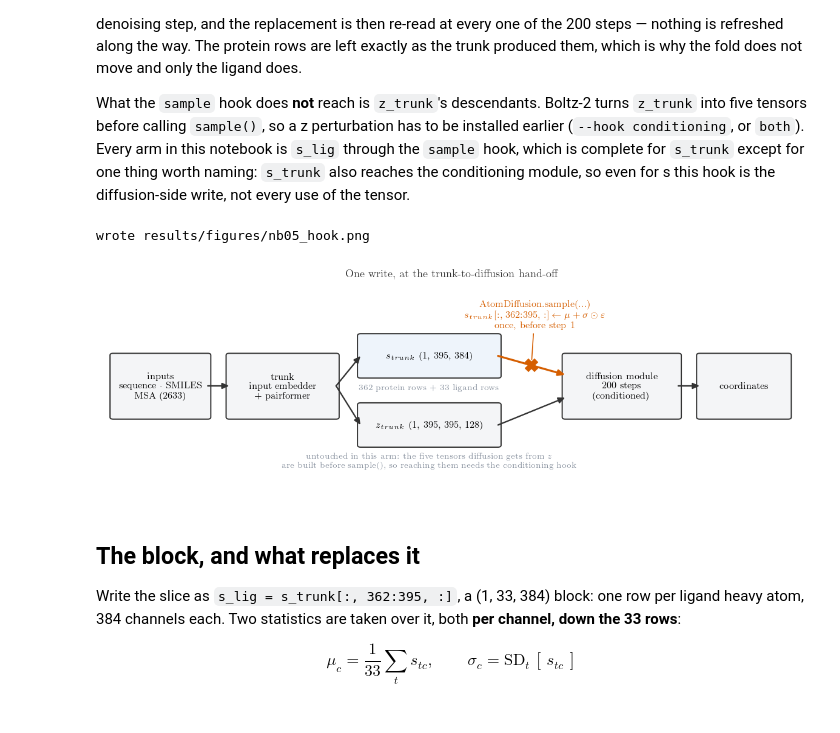
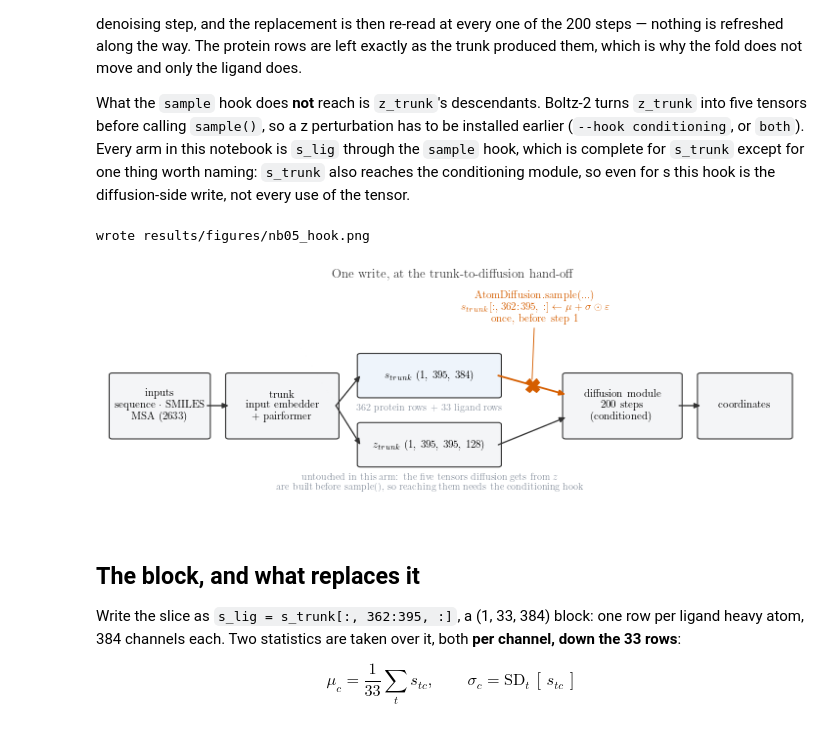
Before and after one commit to Yusheng-cai/Cofolding_TestTimeScaling, a Jupyter notebook: notebooks/05_slig_gauss.ipynb, the cells around one changed output. Saved outputs shown, nothing was run; the diff lists cells and outputs as text; code cells hidden in the pictures.

```diff
--- a/notebooks/05_slig_gauss.ipynb
+++ b/notebooks/05_slig_gauss.ipynb
@@ -29,9 +29,10 @@ from matplotlib.patches import FancyBboxPatch, Rectangle
 
 from cofolding_tts import basin
 
-plt.rcParams.update({'font.family': 'DejaVu Sans', 'font.size': 9,
-                     'axes.labelsize': 9, 'axes.titlesize': 9.5,
-                     'xtick.labelsize': 8, 'ytick.labelsize': 8.5})
+plt.rcParams.update({'font.family': 'DejaVu Sans', 'font.size': 11.5,
+                     'axes.labelsize': 11.5, 'axes.titlesize': 12.5,
+                     'xtick.labelsize': 10.5, 'ytick.labelsize': 11,
+                     'figure.dpi': 160, 'savefig.dpi': 160})
 GREEN, ORANGE, GREY, BLUE, INK = '#009e73', '#d55e00', '#8a93a0', '#0072b2', '#333333'
 
 # The shape of the thing we write to, taken from the committed inputs rather than
@@ -72,11 +73,11 @@ notebook is `s_lig` through the `sample` hook, which is complete for `s_trunk`
 except for one thing worth naming: `s_trunk` also reaches the conditioning module,
 so even for s this hook is the diffusion-side write, not every use of the tensor.
 # %%
-fig, ax = plt.subplots(figsize=(11.4, 3.5), dpi=130)
-ax.set_xlim(0, 11.4); ax.set_ylim(0, 3.2); ax.axis('off')
+fig, ax = plt.subplots(figsize=(12.8, 4.3))
+ax.set_xlim(0, 11.4); ax.set_ylim(0, 3.5); ax.axis('off')
 
 
-def box(x, y, w, h, text, fc='#f4f5f7', ec=INK, fs=8.5, **kw):
+def box(x, y, w, h, text, fc='#f4f5f7', ec=INK, fs=11, **kw):
     ax.add_patch(FancyBboxPatch((x, y), w, h, boxstyle='round,pad=0.05',
                                 fc=fc, ec=ec, lw=1.1, mutation_aspect=0.6))
     ax.text(x + w / 2, y + h / 2, text, ha='center', va='center', fontsize=fs, **kw)
@@ -88,40 +89,40 @@ def arrow(x0, y0, x1, y1, color=INK, lw=1.3, ls='-'):
                                 color=color, lw=lw, ls=ls, shrinkA=0, shrinkB=0))
 
 
 box(0.15, 1.15, 1.55, 0.95, 'inputs\nsequence · SMILES\nMSA (2633)')
 box(2.05, 1.15, 1.75, 0.95, 'trunk\ninput embedder\n+ pairformer')
 box(4.20, 1.78, 2.25, 0.62, f'$s_{{trunk}}$  (1, {N_PROT + N_LIG}, {N_CHAN})', fc='#eef4fb')
 box(4.20, 0.72, 2.25, 0.62, f'$z_{{trunk}}$  (1, {N_PROT + N_LIG}, {N_PROT + N_LIG}, 128)')
 box(7.55, 1.15, 1.85, 0.95, 'diffusion module\n200 steps\n(conditioned)')
 box(9.75, 1.15, 1.45, 0.95, 'coordinates')
 
 arrow(1.70, 1.63, 2.05, 1.63)
 arrow(3.80, 1.63, 4.20, 2.09)
 arrow(3.80, 1.63, 4.20, 1.03)
 arrow(6.45, 2.09, 7.55, 1.80, color=ORANGE, lw=1.8)
 arrow(6.45, 1.03, 7.55, 1.45)
 arrow(9.40, 1.63, 9.75, 1.63)
 
 # the hook, on the s_trunk -> sample() edge only
-ax.plot([7.00], [1.945], marker='X', ms=11, color=ORANGE, zorder=5)
+ax.plot([7.00], [1.945], marker='X', ms=14, color=ORANGE, zorder=5)
 ax.annotate('AtomDiffusion.sample(...)\n'
             r'$s_{trunk}[:,\,%d{:}%d,\,:] \leftarrow \mu + \sigma \odot \varepsilon$'
             % (LO, HI) + '\nonce, before step 1',
-            xy=(7.00, 2.00), xytext=(7.05, 2.95), ha='center', va='top',
-            fontsize=8.5, color=ORANGE,
+            xy=(7.00, 2.00), xytext=(7.05, 3.40), ha='center', va='top',
+            fontsize=11, color=ORANGE,
             arrowprops=dict(arrowstyle='-', color=ORANGE, lw=0.9))
 ax.text(5.32, 1.66, f'{N_PROT} protein rows + {N_LIG} ligand rows',
-        ha='center', va='top', fontsize=7.5, color=GREY)
+        ha='center', va='top', fontsize=10, color=GREY)
 ax.text(5.32, 0.60, 'untouched in this arm: the five tensors diffusion gets from $z$\n'
                     'are built before sample(), so reaching them needs the conditioning hook',
-        ha='center', va='top', fontsize=7.5, color=GREY)
-ax.set_title('One write, at the trunk-to-diffusion hand-off', fontsize=10, color=INK)
+        ha='center', va='top', fontsize=10, color=GREY)
+ax.set_title('One write, at the trunk-to-diffusion hand-off', fontsize=13, color=INK)
 out = ROOT / 'results' / 'figures' / 'nb05_hook.png'
 fig.savefig(out, bbox_inches='tight')
 print('wrote', out.relative_to(ROOT))
 # %% [output]
 wrote results/figures/nb05_hook.png
-[figure, old version]
+[figure, new version]
 # %% [markdown]
 ## The block, and what replaces it
 
```
Also changed, not shown: parts of 2 cells of this notebook, 3 other files.
